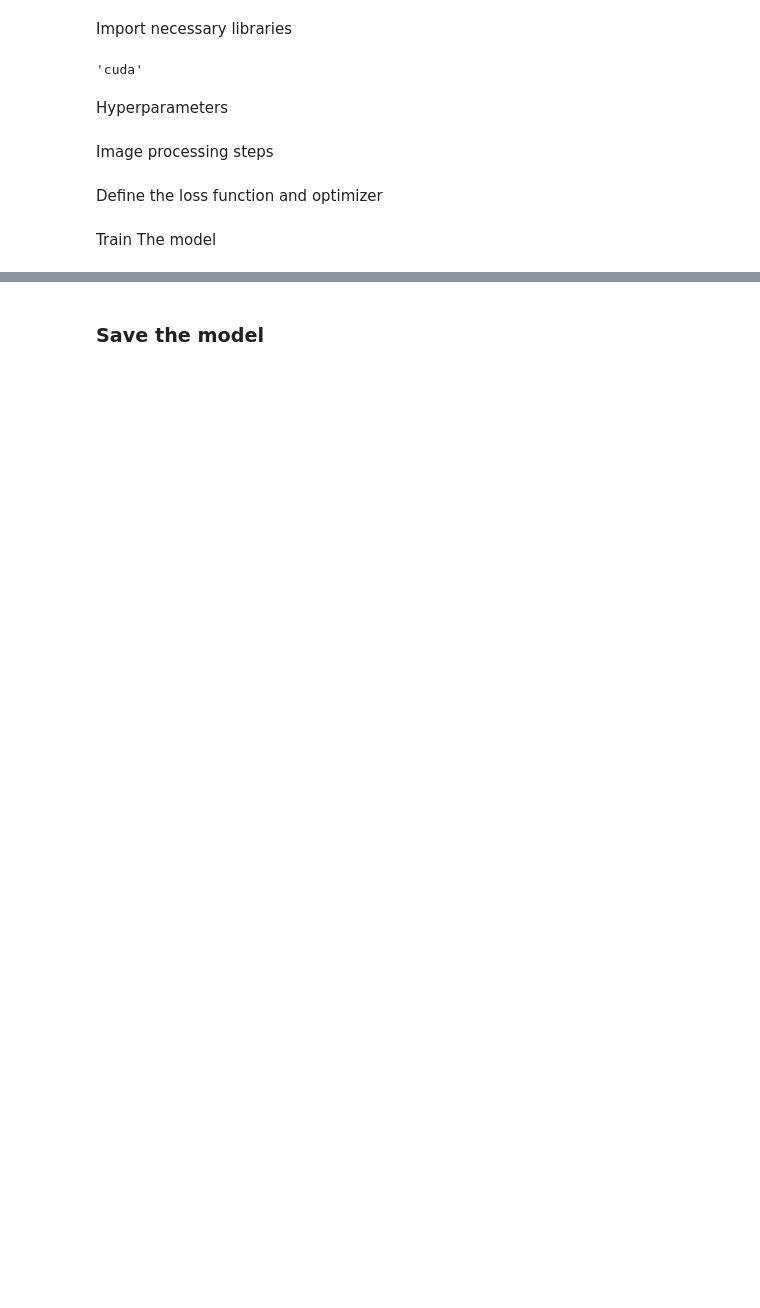
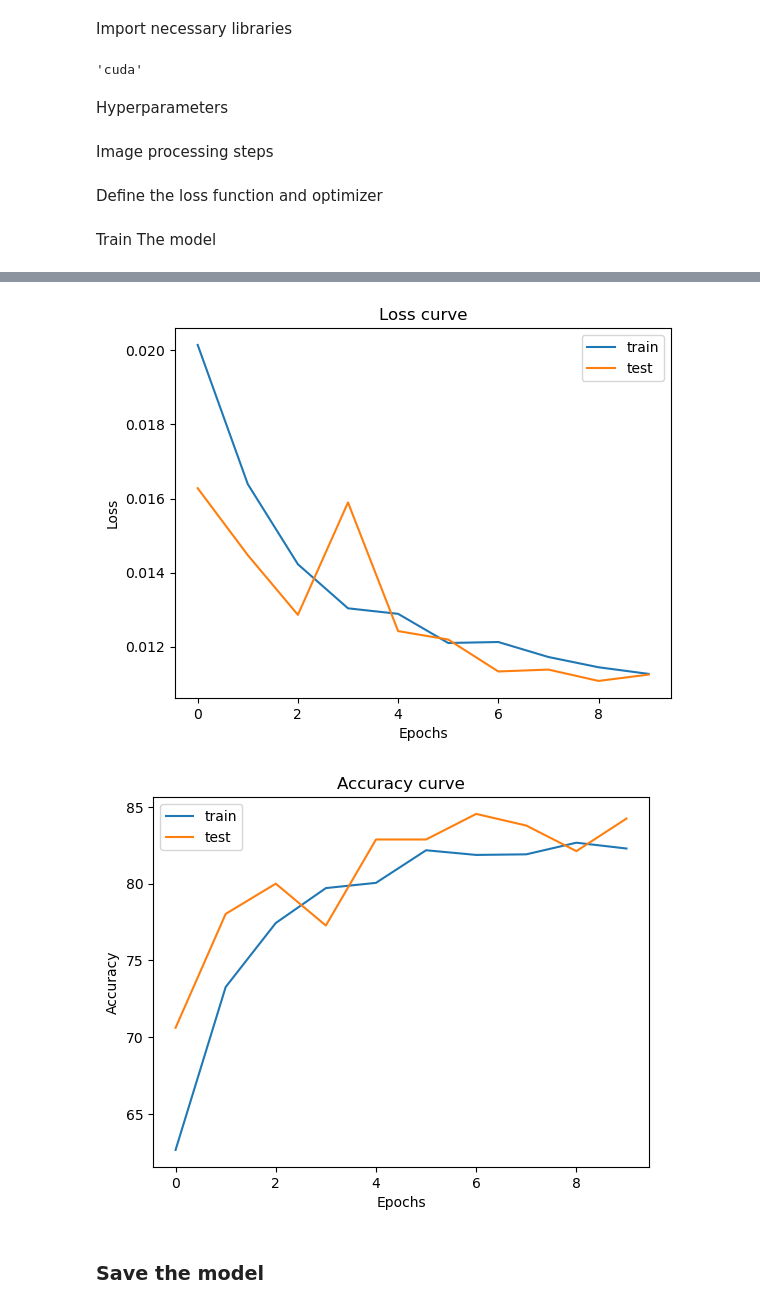
Before and after one commit to b14ck0ps/JupyterProject-, a Jupyter notebook: notebooks/cancer-predcition-using-pytorch/Cancer_Prediction_CNN_PyTorch.ipynb, the cells around one changed output, grey strips where cells are left out. Saved outputs shown, nothing was run; the diff lists cells and outputs as text; code cells hidden in the pictures; blank space fills up the shorter version.

Commit message:
model accuracy plot
also deleted the module. seems to have problem when running updated version. i'll try to fix it later

```diff
--- a/notebooks/cancer-predcition-using-pytorch/Cancer_Prediction_CNN_PyTorch.ipynb
+++ b/notebooks/cancer-predcition-using-pytorch/Cancer_Prediction_CNN_PyTorch.ipynb
@@ -26,7 +50,7 @@ normalization_std = [0.5, 0.5, 0.5]
 
 learning_rate = 0.03
 batch_size = 32
-epochs = 40
+epochs = 10
 # %% [markdown]
 Image processing steps
 # %%
@@ -63,6 +87,13 @@ test_loader = torch.utils.data.DataLoader(test_dataset, batch_size, shuffle=Fals
 # %% [markdown]
 Train The model
 # %%
+import matplotlib.pyplot as plt
+
+train_losses = []
+train_accs = []
+test_losses = []
+test_accs = []
+
 for epoch in range(epochs):
     train_loss = 0
     train_correct = 0
@@ -80,9 +111,9 @@ for epoch in range(epochs):
         optimizer.step()
 
     train_loss /= len(train_loader.dataset)
+    train_losses.append(train_loss)
     train_acc = 100. * train_correct / len(train_loader.dataset)
-    print('Train set: Average loss: {:.4f}, Accuracy: {}/{} ({:.0f}%)'.format(
-        train_loss, train_correct, len(train_loader.dataset), train_acc))
+    train_accs.append(train_acc)
 
     # Test the model
     model.eval()
@@ -102,15 +133,15 @@ for epoch in range(epochs):
             all_targets.extend(target.cpu().numpy())
 
     test_loss /= len(test_loader.dataset)
+    test_losses.append(test_loss)
     test_acc = 100. * test_correct / len(test_loader.dataset)
-    print('Test set: Average loss: {:.4f}, Accuracy: {}/{} ({:.0f}%)\n'.format(
-        test_loss, test_correct, len(test_loader.dataset), test_acc))
+    test_accs.append(test_acc)
 
     # Calculate F1 score
     all_preds = np.array(all_preds)
     all_targets = np.array(all_targets)
     f1_score = metrics.f1_score(all_targets, all_preds, average='macro')
-    print('F1 score: {:.4f}'.format(f1_score))
 
-    print('------------------------------------------------------')
+    print('Epoch [{}/{}], Train Loss: {:.4f}, Train Acc: {:.2f}%, Test Loss: {:.4f}, Test Acc: {:.2f}%, F1 score: {:.4f}'
+          .format(epoch+1, epochs, train_loss, train_acc, test_loss, test_acc, f1_score))
 # %% [output]
@@ -134,3 +158,23 @@ F1 score: 0.8515
+# %%
+# Plot loss and accuracy curves
+plt.plot(train_losses, label='train')
+plt.plot(test_losses, label='test')
+plt.title('Loss curve')
+plt.xlabel('Epochs')
+plt.ylabel('Loss')
+plt.legend()
+plt.show()
+
+plt.plot(train_accs, label='train')
+plt.plot(test_accs, label='test')
+plt.title('Accuracy curve')
+plt.xlabel('Epochs')
+plt.ylabel('Accuracy')
+plt.legend()
+plt.show()
+# %% [output]
+[figure, added]
+[figure, added]
 # %% [markdown]
 ### Save the model
 # %%
```
Also changed, not shown: parts of 3 cells of this notebook, 1 other file.
